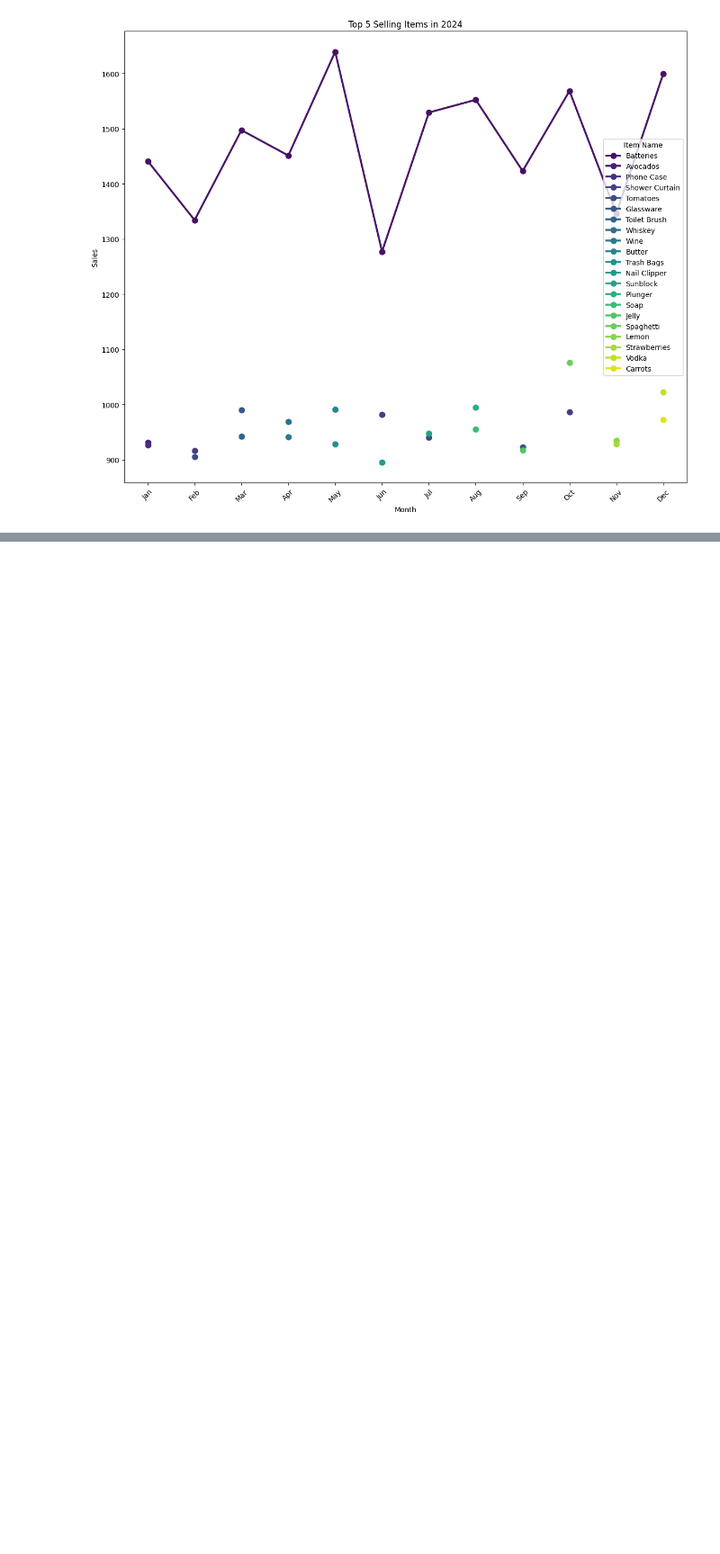
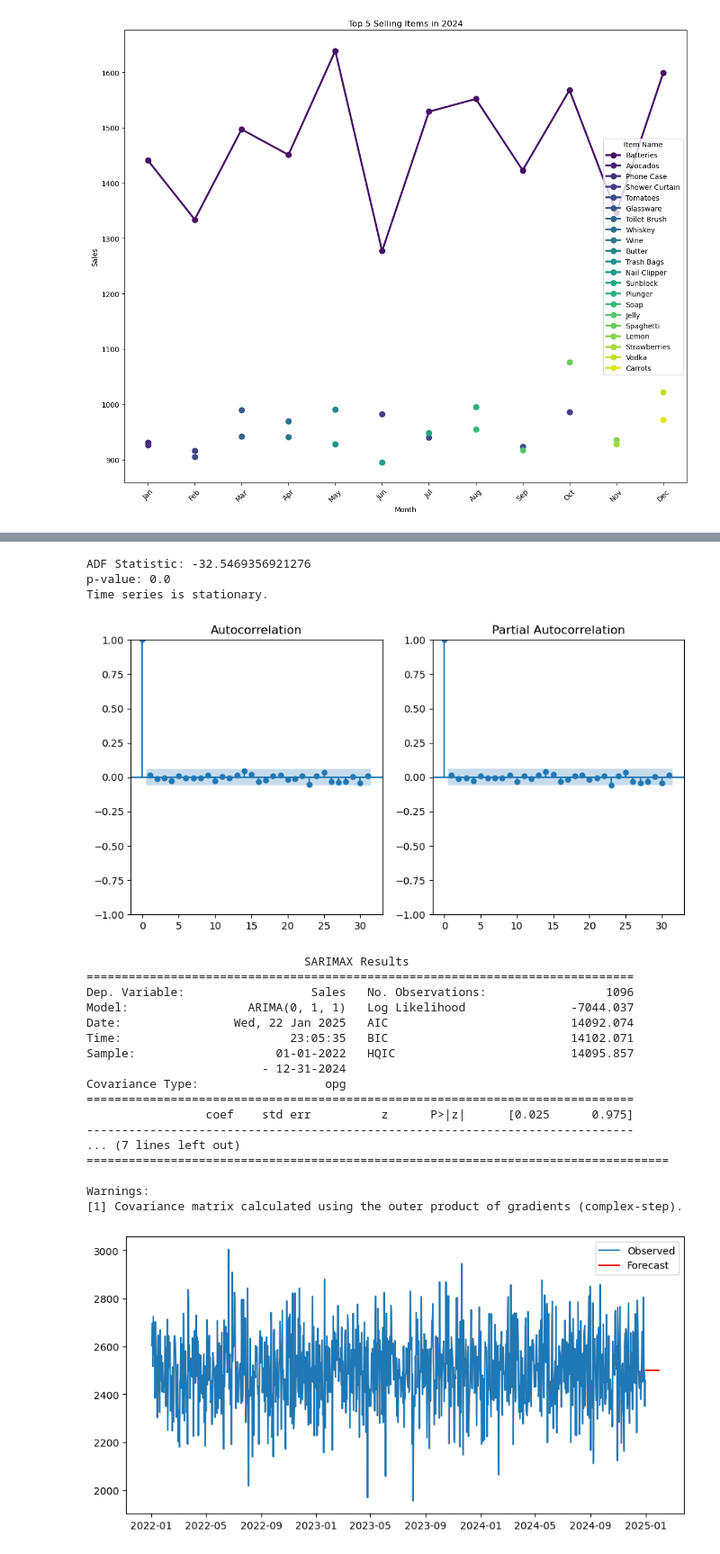
Before and after one commit to Rojal123245/Sales-Automation-AI, a Jupyter notebook: model/model.ipynb, the cells around one changed output, grey strips where cells are left out. Shown at 90% size. Drawn from its saved outputs; the diff is of its cells as text; code cells hidden in the pictures; blank space fills up the shorter version.

```diff
--- a/model/model.ipynb
+++ b/model/model.ipynb
@@ -349,0 +369,58 @@ Importing plotly failed. Interactive plots will not work.
+# %%
+sales_data = data.groupby('Date')['Sales'].sum()
+
+# Step 2: Check for stationarity
+result = adfuller(sales_data)
+print(f'ADF Statistic: {result[0]}')
+print(f'p-value: {result[1]}')
+if result[1] > 0.05:
+    print("Time series is not stationary. Differencing will be applied.")
+    sales_data_diff = sales_data.diff().dropna()
+else:
+    print("Time series is stationary.")
+    sales_data_diff = sales_data
+
+# Step 3: Plot ACF and PACF
+from statsmodels.graphics.tsaplots import plot_acf, plot_pacf
+plt.figure(figsize=(10, 5))
+plt.subplot(121)
+plot_acf(sales_data_diff, ax=plt.gca())
+plt.subplot(122)
+plot_pacf(sales_data_diff, ax=plt.gca())
+plt.show()
+
+# Step 4: Fit ARIMA Model
+model = ARIMA(sales_data, order=(0, 1, 1))  # Adjust (p, d, q) based on ACF/PACF
+fitted_model = model.fit()
+print(fitted_model.summary())
+
+# Step 5: Forecast
+forecast = fitted_model.forecast(steps=30)  # Forecast the next 30 days
+plt.figure(figsize=(10, 5))
+plt.plot(sales_data, label='Observed')
+plt.plot(forecast, label='Forecast', color='red')
+plt.legend()
+plt.show()
+# %% [output]
+ADF Statistic: -32.5469356921276
+p-value: 0.0
+Time series is stationary.
+[figure, added]
+                               SARIMAX Results
+==============================================================================
+Dep. Variable:                  Sales   No. Observations:                 1096
+Model:                 ARIMA(0, 1, 1)   Log Likelihood               -7044.037
+Date:                Wed, 22 Jan 2025   AIC                          14092.074
+Time:                        23:05:35   BIC                          14102.071
+Sample:                    01-01-2022   HQIC                         14095.857
+                         - 12-31-2024
+Covariance Type:                  opg
+==============================================================================
+                 coef    std err          z      P>|z|      [0.025      0.975]
+------------------------------------------------------------------------------
+... (7 lines left out)
+===================================================================================
+
+Warnings:
+[1] Covariance matrix calculated using the outer product of gradients (complex-step).
+[figure, added]
```
Also changed, not shown: parts of 9 cells of this notebook.
